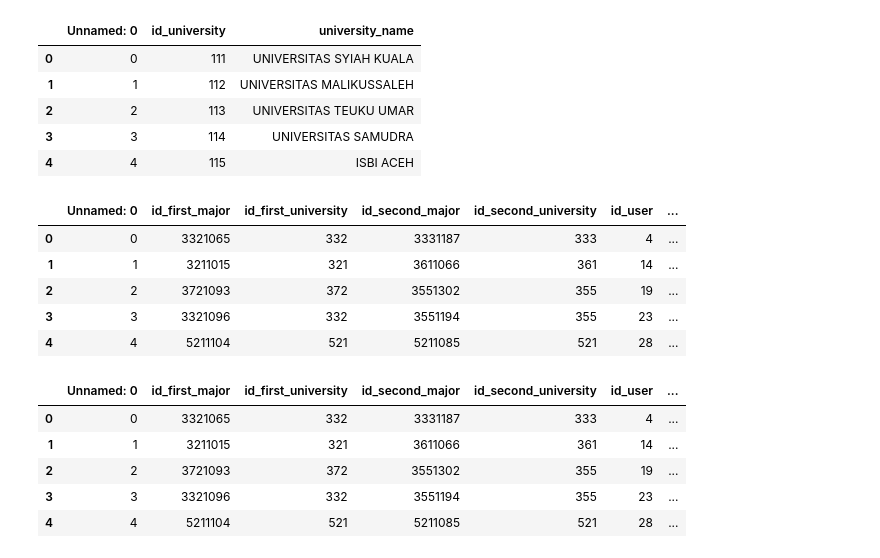
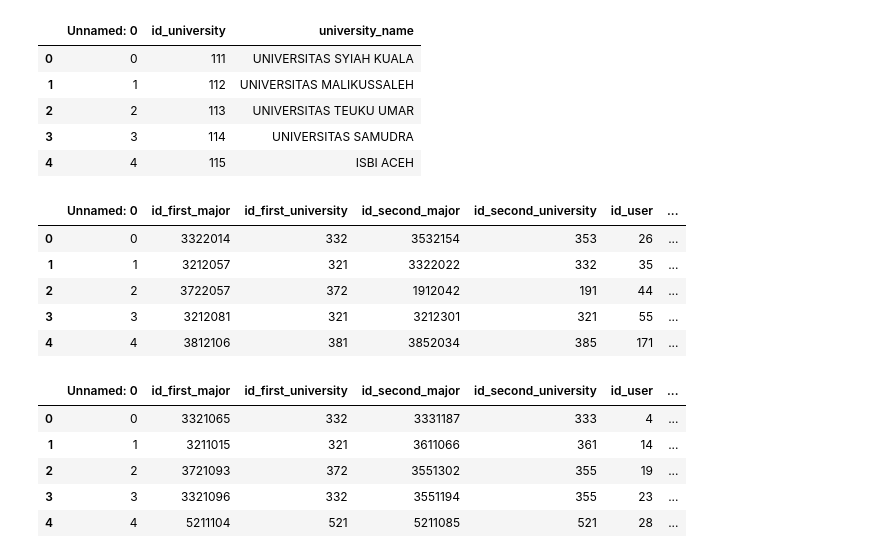
Before and after one commit to benvictoria17/DataAnalytics, a Jupyter notebook: EDA and Correlation Hypothesis for UTBK Ind 2019.ipynb, the cells around one changed output. Cells and saved outputs as stored; diff of their text form; code cells hidden in the pictures.

```diff
--- a/EDA and Correlation Hypothesis for UTBK Ind 2019.ipynb
+++ b/EDA and Correlation Hypothesis for UTBK Ind 2019.ipynb
@@ -27,15 +27,15 @@ df2.head()
 | 3 | 3 | 114 | UNIVERSITAS SAMUDRA |
 | 4 | 4 | 115 | ISBI ACEH |
 # %%
-df3 = pd.read_csv("https://raw.githubusercontent.com/benvictoria17/DataAnalytics/main/dataset/Indonesia%20College%20Entrance%20Examination%20-%20UTBK%202019/score_science.csv")
+df3 = pd.read_csv("https://raw.githubusercontent.com/benvictoria17/DataAnalytics/main/dataset/Indonesia%20College%20Entrance%20Examination%20-%20UTBK%202019/score_humanities.csv")
 df3.head()
 # %% [output]
 |  | Unnamed: 0 | id_first_major | id_first_university | id_second_major | id_second_university | id_user | ... |
-| 0 | 0 | 3321065 | 332 | 3331187 | 333 | 4 | ... |
-| 1 | 1 | 3211015 | 321 | 3611066 | 361 | 14 | ... |
-| 2 | 2 | 3721093 | 372 | 3551302 | 355 | 19 | ... |
-| 3 | 3 | 3321096 | 332 | 3551194 | 355 | 23 | ... |
-| 4 | 4 | 5211104 | 521 | 5211085 | 521 | 28 | ... |
+| 0 | 0 | 3322014 | 332 | 3532154 | 353 | 26 | ... |
+| 1 | 1 | 3212057 | 321 | 3322022 | 332 | 35 | ... |
+| 2 | 2 | 3722057 | 372 | 1912042 | 191 | 44 | ... |
+| 3 | 3 | 3212081 | 321 | 3212301 | 321 | 55 | ... |
+| 4 | 4 | 3812106 | 381 | 3852034 | 385 | 171 | ... |
 # %%
 df4 = pd.read_csv("https://raw.githubusercontent.com/benvictoria17/DataAnalytics/main/dataset/Indonesia%20College%20Entrance%20Examination%20-%20UTBK%202019/score_science.csv")
 df4.head()
```
Also changed, not shown: parts of 28 cells of this notebook.
